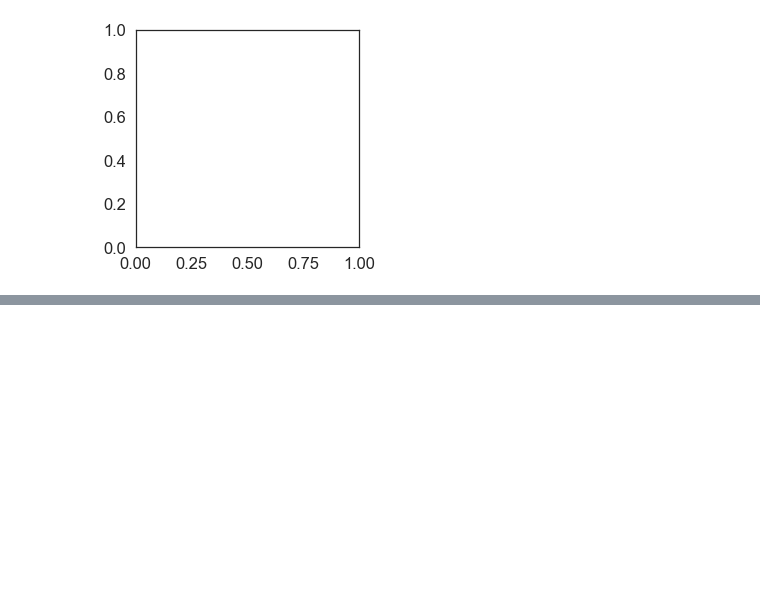
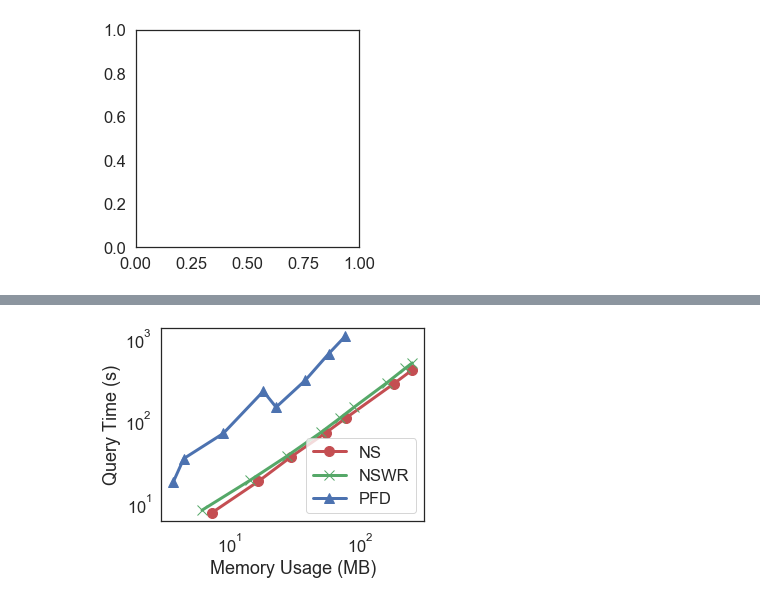
Before and after one commit to Yanqing-UTAH/ATTPCode, a Jupyter notebook: plot/MAT_ATTP_big.ipynb, the cells around one changed output, grey strips where cells are left out. Saved outputs shown, nothing was run; the diff lists cells and outputs as text; code cells hidden in the pictures; blank space fills up the shorter version.

```diff
--- a/plot/MAT_ATTP_big.ipynb
+++ b/plot/MAT_ATTP_big.ipynb
@@ -143,0 +148,17 @@ plt.savefig(prefix + 'time.pdf')
+# %%
+fig, ax = plt.subplots(figsize = (5, 4))
+cnt = 0
+for sk in sketch_type:
+    dat = qtime[qtime["Sketch"] == sk].sort_values(by = "Memory Usage (B)").transpose().to_numpy()
+    plt.plot(dat[-1] / 1048576.0, dat[-2]/1000.0, color = colors[cnt], marker = markers[cnt], label = abbrv[sk], markersize = ms, linewidth = lw)
+    cnt += 1
+
+ax.legend()
+ax.set_xscale("log")
+ax.set_yscale("log")
+ax.set_xlabel("Memory Usage (MB)")
+ax.set_ylabel("Query Time (s)")
+plt.tight_layout()
+plt.savefig(prefix + 'qtime.pdf')
+# %% [output]
+[figure, added]
```
Also changed, not shown: parts of 6 cells of this notebook, 2 other files.
